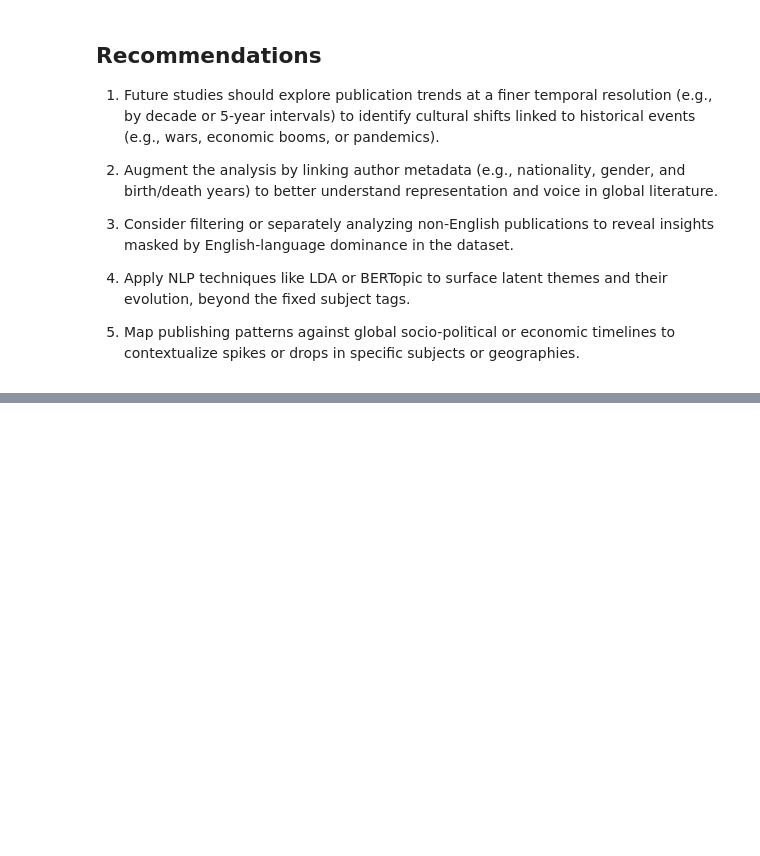
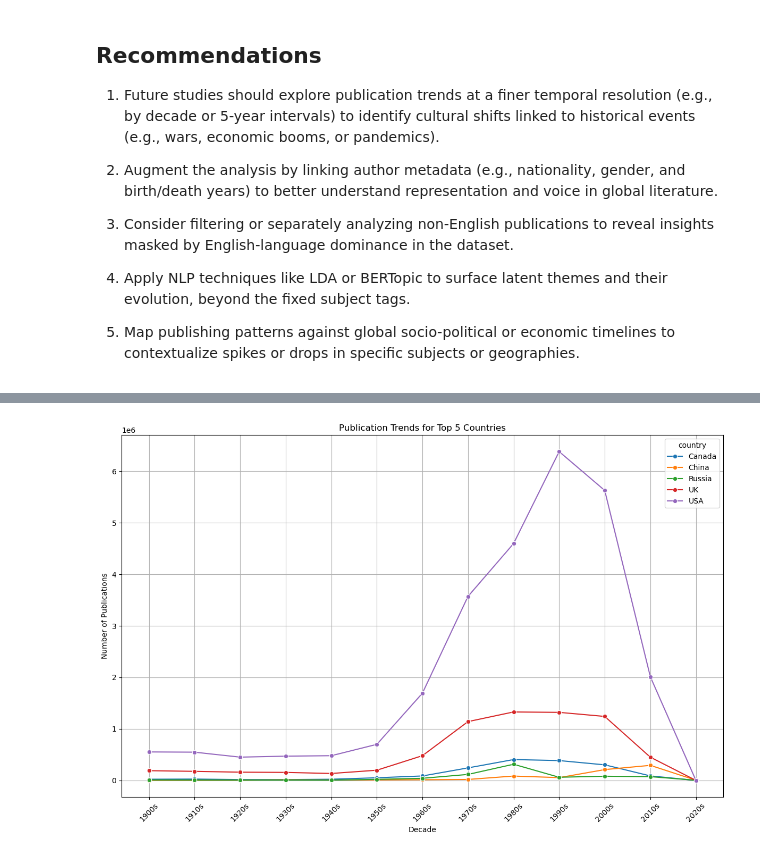
Before and after one commit to jdfvalera/bdcc-lab-openlib, a Jupyter notebook: notebooks/openlib_final.ipynb, the cells around one changed output, grey strips where cells are left out. Cells and saved outputs as stored; diff of their text form; code cells hidden in the pictures; blank space fills up the shorter version.

```diff
--- a/notebooks/openlib_final.ipynb
+++ b/notebooks/openlib_final.ipynb
@@ -556,0 +606,14 @@ These results underscore the value of bibliographic big data in tracing the evol
+# %%
+# Visualization 4: Top 5 Countries' Publication Trends
+plt.figure(figsize=(12, 8))
+sns.lineplot(x="decade", y="count", hue="country", marker="o", data=top_5_trends_pd)
+plt.title("Publication Trends for Top 5 Countries")
+plt.xlabel("Decade")
+plt.ylabel("Number of Publications")
+plt.grid(True)
+plt.xticks(rotation=45)
+plt.tight_layout()
+plt.savefig("top_5_trends.png")
+plt.show()
+# %% [output]
+[figure, added]
```
Also changed, not shown: parts of 14 cells of this notebook, 2 other files.
